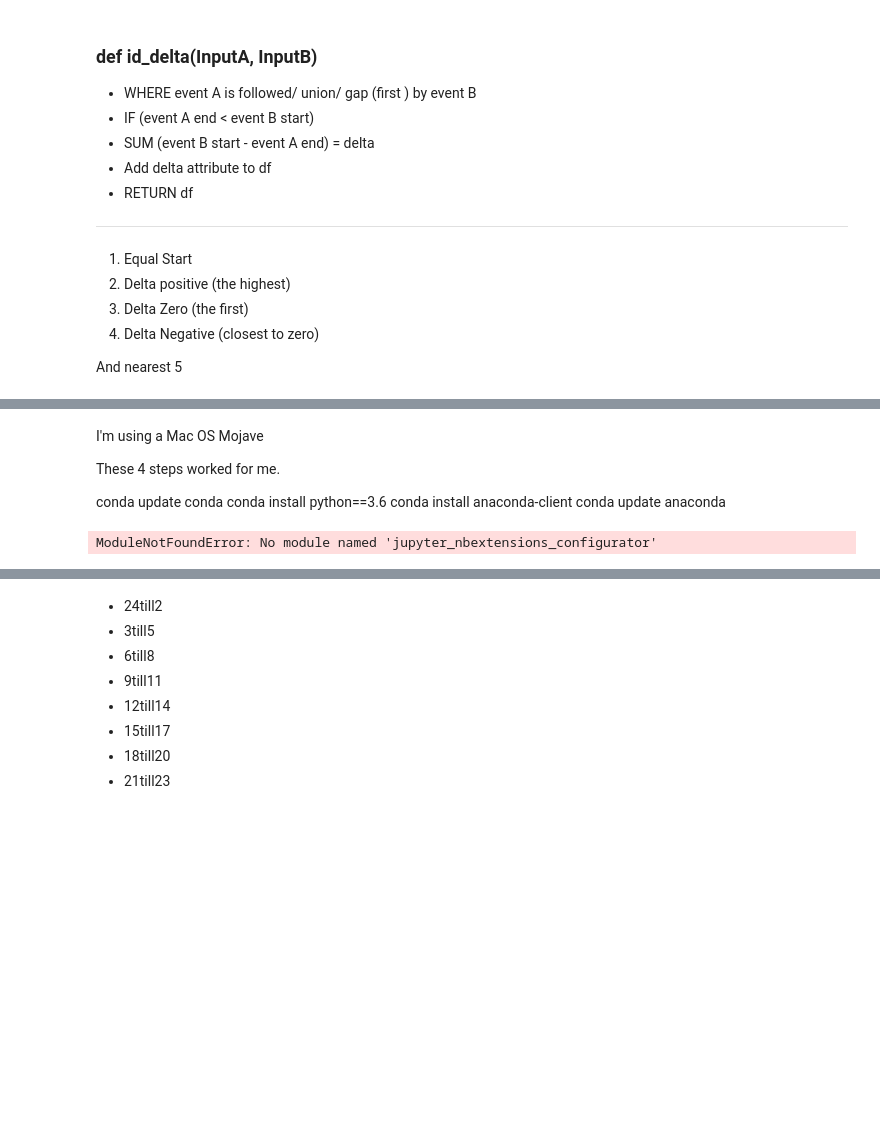
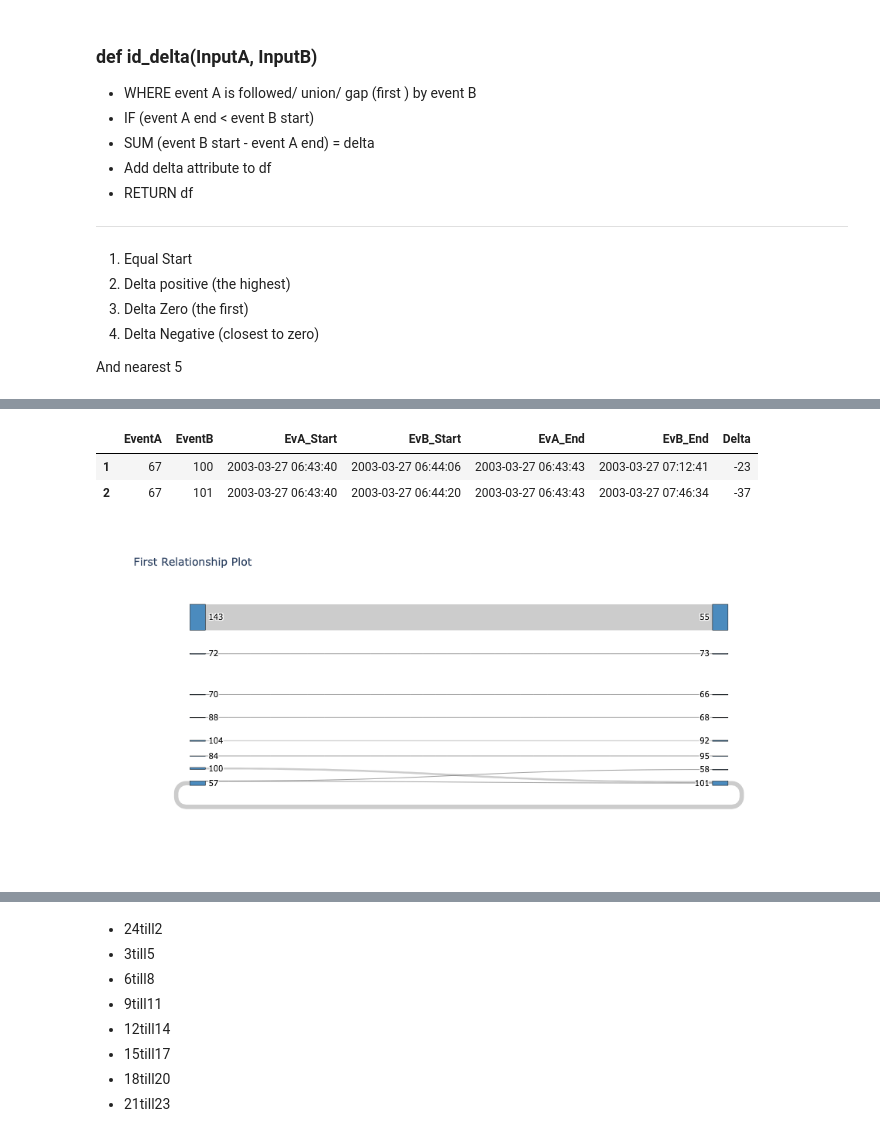
Before and after one commit to TrellixVulnTeam/IoT_ResearchProject_LEL4, a Jupyter notebook: 10. S1b SubAct Interaction Processing.ipynb, the cells around one changed output, grey strips where cells are left out. Saved outputs shown, nothing was run; the diff lists cells and outputs as text; code cells hidden in the pictures; blank space fills up the shorter version.

Commit message:
Added first Sankey diagrams

```diff
--- a/10. S1b SubAct Interaction Processing.ipynb
+++ b/10. S1b SubAct Interaction Processing.ipynb
@@ -16,3 +32,3 @@ ds.reset_index(drop = True, inplace = True)
 # %%
-ds = ds[:100]
-ds.head(5)
+#ds = ds[:1000]
+#ds.head(5)
@@ -172,4 +195,4 @@ def id_delta(events, n=1, delta_threshold=dt.timedelta(-99)):
                                (result['EvA_End'] - result['EvB_Start']) / 1000000000)
     return result
 # %%
-id_delta(ds, 1, dt.timedelta(0,-25))
+ds_1n_25s = id_delta(ds, 1, dt.timedelta(0,-25))
@@ -189,15 +204,0 @@ ModuleNotFoundError: No module named 'plotly.graph_objects'
-# %% [markdown]
-I'm using a Mac OS Mojave
-
-These 4 steps worked for me.
-
-conda update conda
-conda install python==3.6
-conda install anaconda-client
-conda update anaconda
-# %%
-import os
-from jupyter_nbextensions_configurator import __file__
-print(os.path.realpath(__file__))
-# %% [output]
-ModuleNotFoundError: No module named 'jupyter_nbextensions_configurator'
@@ -203,0 +210,11 @@ ModuleNotFoundError: No module named 'jupyter_nbextensions_configurator'
+# %%
+data.head(n=2)
+# %% [output]
+|  | EventA | EventB | EvA_Start | EvB_Start | EvA_End | EvB_End | Delta |
+| 1 | 67 | 100 | 2003-03-27 06:43:40 | 2003-03-27 06:44:06 | 2003-03-27 06:43:43 | 2003-03-27 07:12:41 | -23 |
+| 2 | 67 | 101 | 2003-03-27 06:43:40 | 2003-03-27 06:44:20 | 2003-03-27 06:43:43 | 2003-03-27 07:46:34 | -37 |
+# %%
+fig = genSankey(ds_1n_25s, cat_cols=['EventA', 'EventB'], value_cols='Delta', title='First Relationship Plot')
+go.Figure(fig)      #plotly.offline.plot(fig, validate=False) - export to HTML
+# %% [output]
+[figure, added]
```
Also changed, not shown: parts of 24 cells of this notebook, 4 other files.
